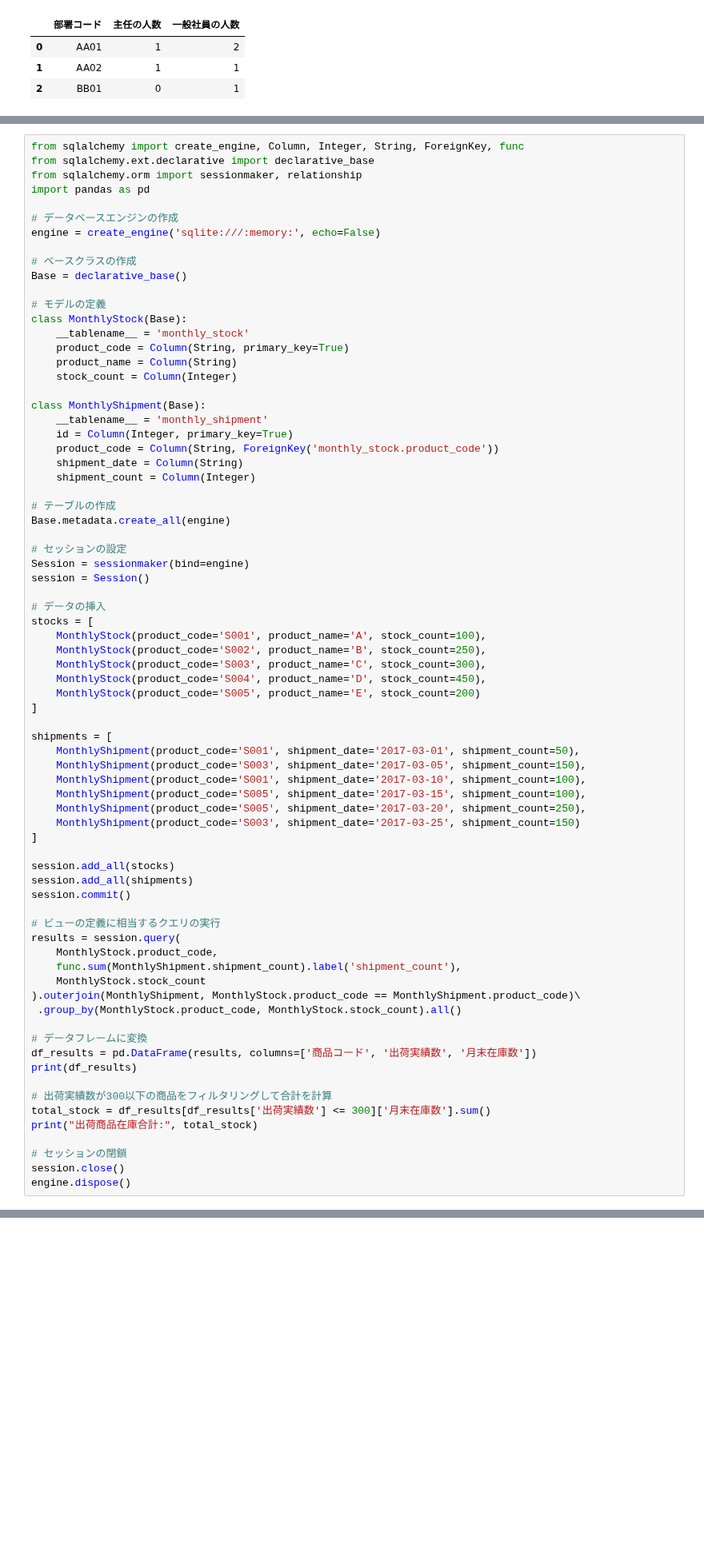
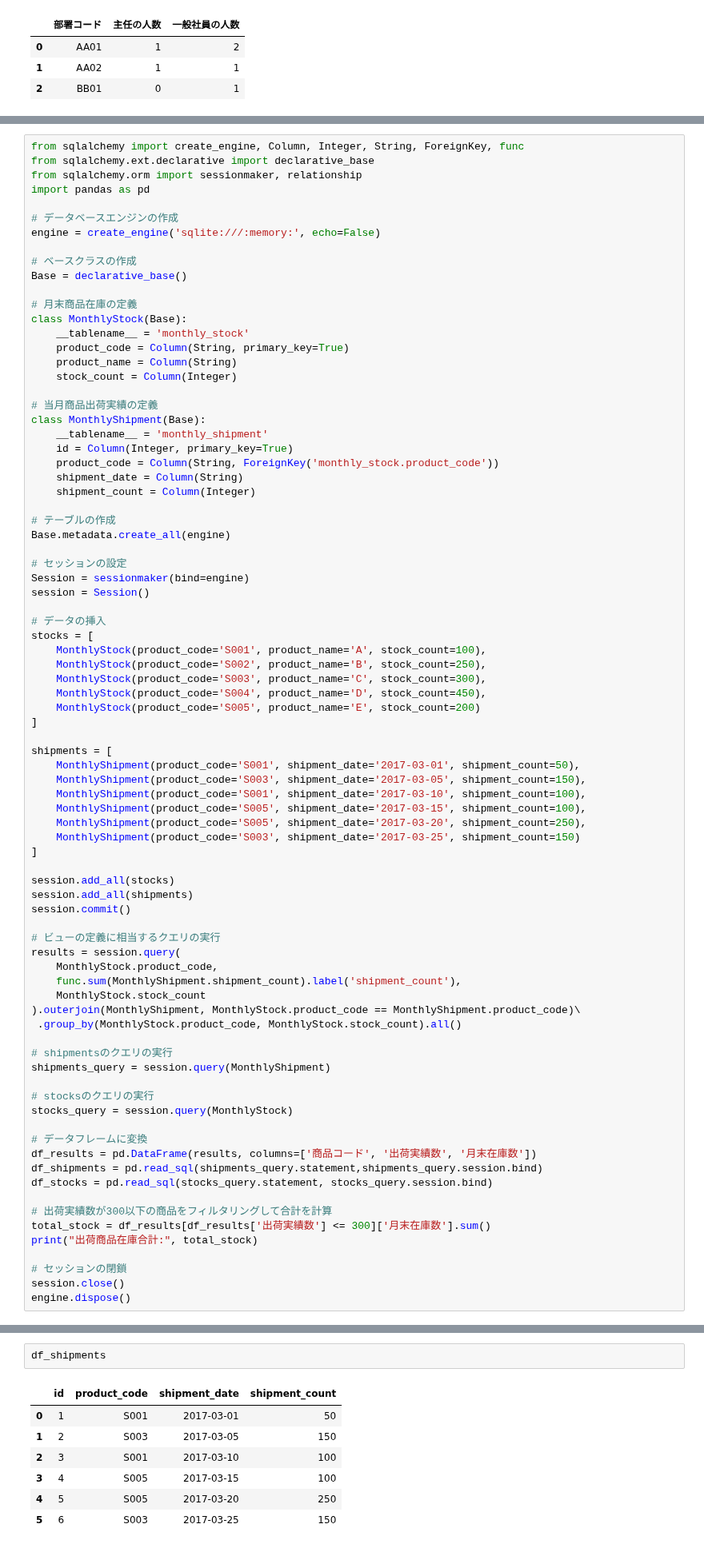
Before and after one commit to phonon-py/DatabaseSpecialistStudy, a Jupyter notebook: main.ipynb, the cells around one changed output, grey strips where cells are left out. Shown at 80% size. Drawn from its saved outputs; the diff is of its cells as text; blank space fills up the shorter version.

```diff
--- a/main.ipynb
+++ b/main.ipynb
@@ -3512,13 +3512,14 @@ engine = create_engine('sqlite:///:memory:', echo=False)
 # ベースクラスの作成
 Base = declarative_base()
 
-# モデルの定義
+# 月末商品在庫の定義
 class MonthlyStock(Base):
     __tablename__ = 'monthly_stock'
     product_code = Column(String, primary_key=True)
     product_name = Column(String)
     stock_count = Column(Integer)
 
+# 当月商品出荷実績の定義
 class MonthlyShipment(Base):
     __tablename__ = 'monthly_shipment'
     id = Column(Integer, primary_key=True)
@@ -3563,9 +3564,16 @@ results = session.query(
 ).outerjoin(MonthlyShipment, MonthlyStock.product_code == MonthlyShipment.product_code)\
  .group_by(MonthlyStock.product_code, MonthlyStock.stock_count).all()
 
+# shipmentsのクエリの実行
+shipments_query = session.query(MonthlyShipment)
+
+# stocksのクエリの実行
+stocks_query = session.query(MonthlyStock)
+
 # データフレームに変換
 df_results = pd.DataFrame(results, columns=['商品コード', '出荷実績数', '月末在庫数'])
-print(df_results)
+df_shipments = pd.read_sql(shipments_query.statement,shipments_query.session.bind)
+df_stocks = pd.read_sql(stocks_query.statement, stocks_query.session.bind)
 
 # 出荷実績数が300以下の商品をフィルタリングして合計を計算
 total_stock = df_results[df_results['出荷実績数'] <= 300]['月末在庫数'].sum()
@@ -3584 +3586,11 @@ engine.dispose()
 出荷商品在庫合計: 400
+# %%
+df_shipments
+# %% [output]
+|  | id | product_code | shipment_date | shipment_count |
+| 0 | 1 | S001 | 2017-03-01 | 50 |
+| 1 | 2 | S003 | 2017-03-05 | 150 |
+| 2 | 3 | S001 | 2017-03-10 | 100 |
+| 3 | 4 | S005 | 2017-03-15 | 100 |
+| 4 | 5 | S005 | 2017-03-20 | 250 |
+| 5 | 6 | S003 | 2017-03-25 | 150 |
```
Also changed, not shown: parts of 5 cells of this notebook.
